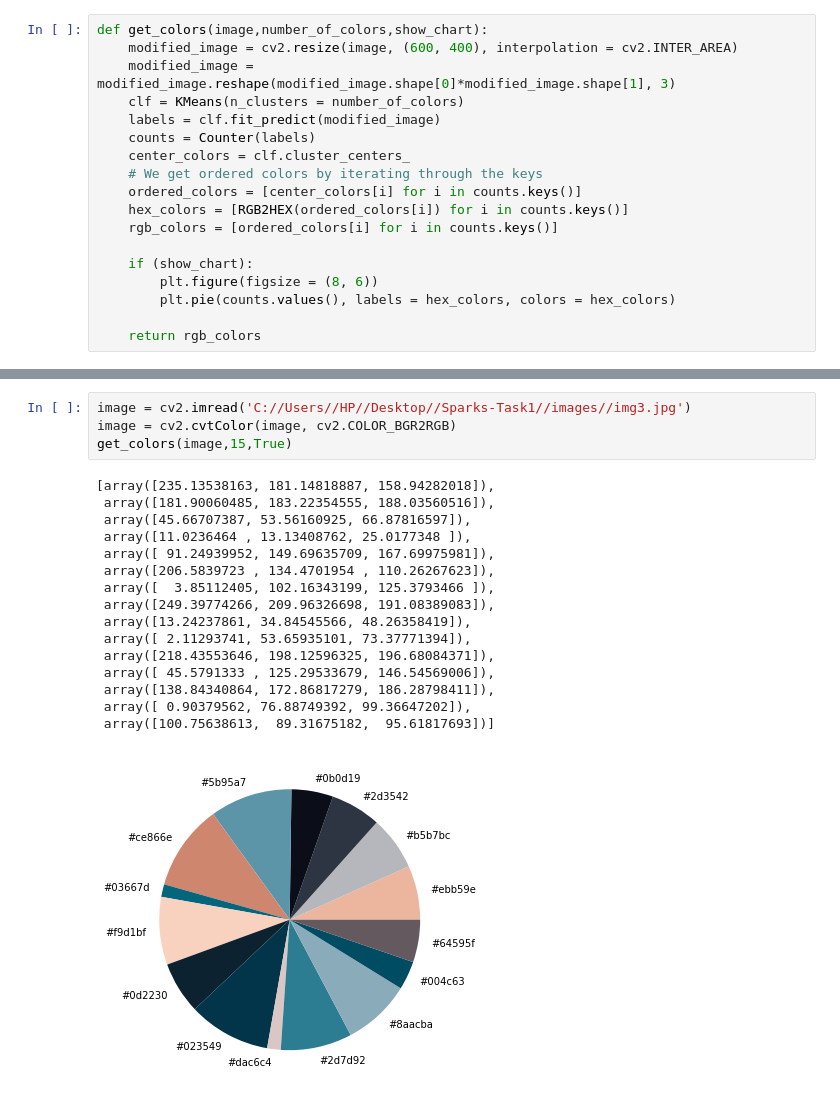
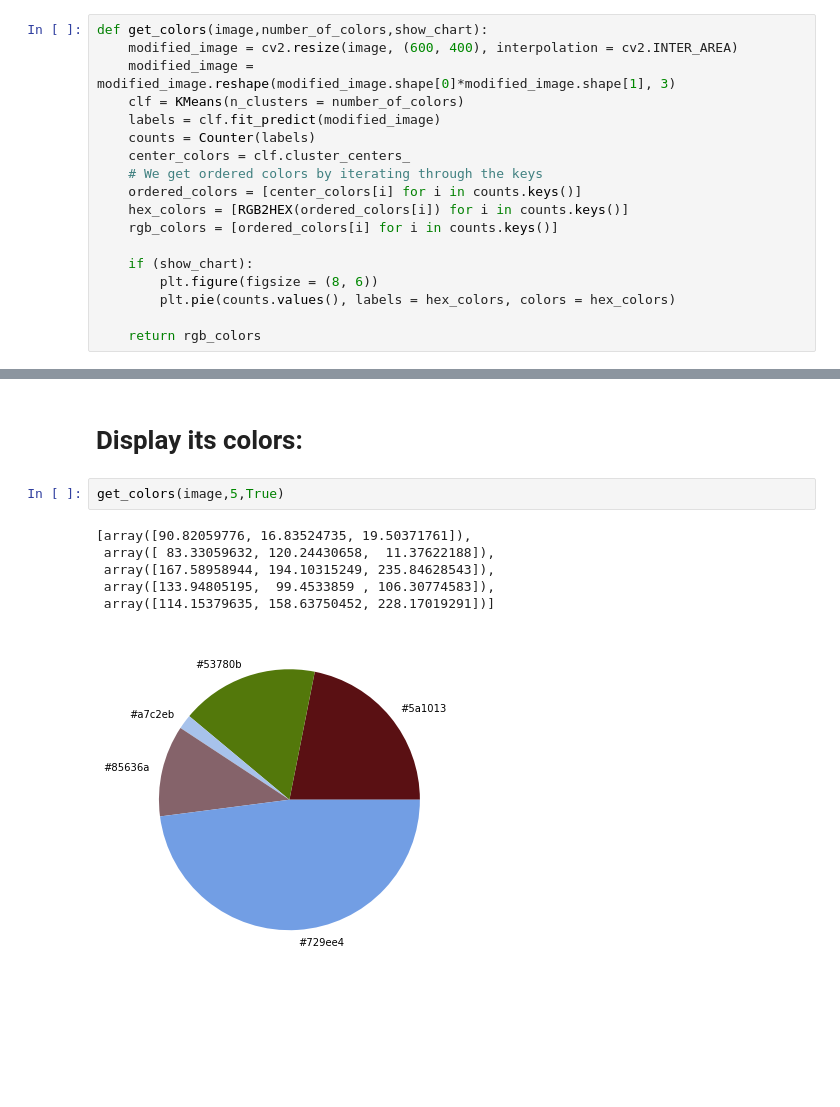
Before and after one commit to selmaamc/TSF-GRIP, a Jupyter notebook: TASK1/TSF GRIP task1.ipynb, the cells around one changed output, grey strips where cells are left out. Cells and saved outputs as stored; diff of their text form; blank space fills up the shorter version.

```diff
--- a/TASK1/TSF GRIP task1.ipynb
+++ b/TASK1/TSF GRIP task1.ipynb
@@ -56,21 +56,11 @@ And to display its colors:
-# %%
-image = cv2.imread('C://Users//HP//Desktop//Sparks-Task1//images//img3.jpg')
-image = cv2.cvtColor(image, cv2.COLOR_BGR2RGB)
-get_colors(image,15,True)
-# %% [output]
-[array([235.13538163, 181.14818887, 158.94282018]),
- array([181.90060485, 183.22354555, 188.03560516]),
- array([45.66707387, 53.56160925, 66.87816597]),
- array([11.0236464 , 13.13408762, 25.0177348 ]),
- array([ 91.24939952, 149.69635709, 167.69975981]),
- array([206.5839723 , 134.4701954 , 110.26267623]),
- array([  3.85112405, 102.16343199, 125.3793466 ]),
- array([249.39774266, 209.96326698, 191.08389083]),
- array([13.24237861, 34.84545566, 48.26358419]),
- array([ 2.11293741, 53.65935101, 73.37771394]),
- array([218.43553646, 198.12596325, 196.68084371]),
- array([ 45.5791333 , 125.29533679, 146.54569006]),
- array([138.84340864, 172.86817279, 186.28798411]),
- array([ 0.90379562, 76.88749392, 99.36647202]),
- array([100.75638613,  89.31675182,  95.61817693])]
-[figure, removed]
+# %% [markdown]
+# Display its colors:
+# %%
+get_colors(image,5,True)
+# %% [output]
+[array([90.82059776, 16.83524735, 19.50371761]),
+ array([ 83.33059632, 120.24430658,  11.37622188]),
+ array([167.58958944, 194.10315249, 235.84628543]),
+ array([133.94805195,  99.4533859 , 106.30774583]),
+ array([114.15379635, 158.63750452, 228.17019291])]
+[figure, added]
```
Also changed, not shown: parts of 13 cells of this notebook.
